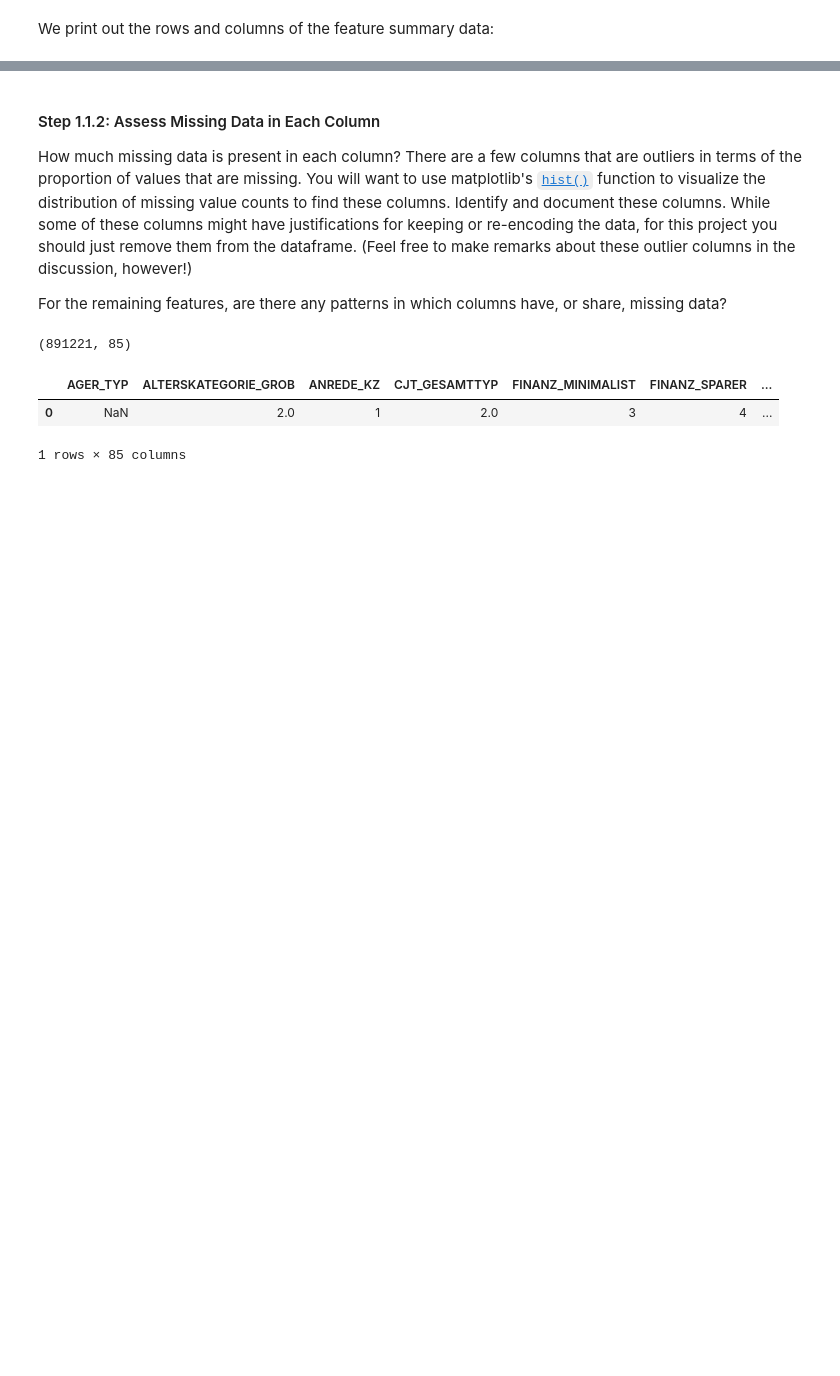
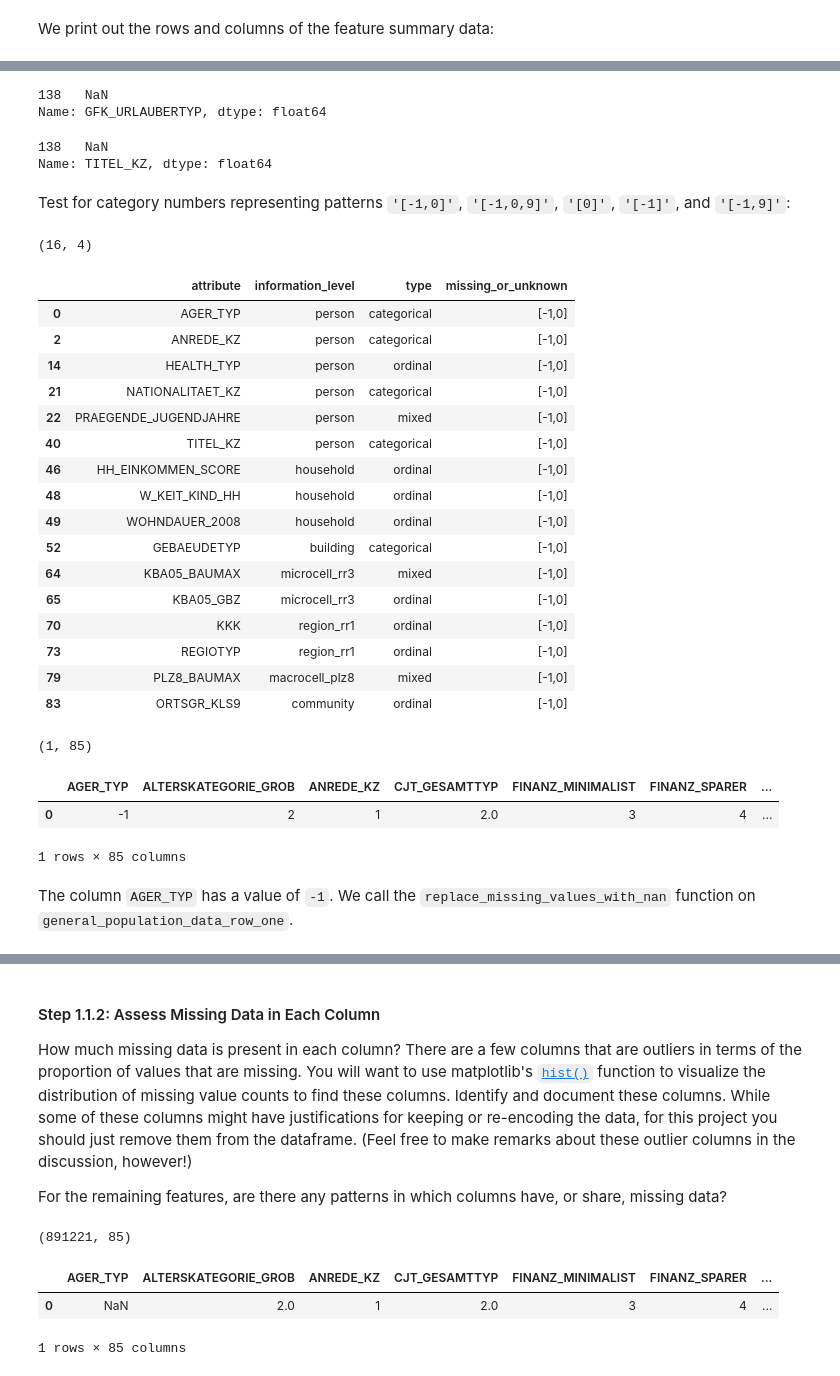
Before and after one commit to dguevar1/identify_customer_segments, a Jupyter notebook: Identify_Customer_Segments.ipynb, the cells around one changed output, grey strips where cells are left out. Drawn from its saved outputs; the diff is of its cells as text; code cells hidden in the pictures; blank space fills up the shorter version.

Commit message:
feat: Update customer segments notebook with replace nans.
This commit updates the customer segment notebook with code to replace the NaNs.

Resolves: #5

```diff
--- a/Identify_Customer_Segments.ipynb
+++ b/Identify_Customer_Segments.ipynb
@@ -256,0 +470,38 @@ general_population_data.to_csv("general_population_data_with_nans.csv", sep=data
+# %%
+empty_data_row["GFK_URLAUBERTYP"]
+# %% [output]
+138   NaN
+Name: GFK_URLAUBERTYP, dtype: float64
+# %%
+empty_data_row["TITEL_KZ"]
+# %% [output]
+138   NaN
+Name: TITEL_KZ, dtype: float64
+# %% [markdown]
+Test for category numbers representing patterns `'[-1,0]'`, `'[-1,0,9]'`, `'[0]'`, `'[-1]'`, and `'[-1,9]'`:
+# %%
+pattern_numbers_data_columns = feature_information[feature_information.missing_or_unknown == "[-1,0]"]
+# %%
+pattern_numbers_data_columns.shape
+# %% [output]
+(16, 4)
+# %%
+pattern_numbers_data_columns
+# %% [output]
+|  | attribute | information_level | type | missing_or_unknown |
+| 0 | AGER_TYP | person | categorical | [-1,0] |
+| 2 | ANREDE_KZ | person | categorical | [-1,0] |
+| 14 | HEALTH_TYP | person | ordinal | [-1,0] |
+| 21 | NATIONALITAET_KZ | person | categorical | [-1,0] |
+| 22 | PRAEGENDE_JUGENDJAHRE | person | mixed | [-1,0] |
+| 40 | TITEL_KZ | person | categorical | [-1,0] |
+| 46 | HH_EINKOMMEN_SCORE | household | ordinal | [-1,0] |
+| 48 | W_KEIT_KIND_HH | household | ordinal | [-1,0] |
+| 49 | WOHNDAUER_2008 | household | ordinal | [-1,0] |
+| 52 | GEBAEUDETYP | building | categorical | [-1,0] |
+| 64 | KBA05_BAUMAX | microcell_rr3 | mixed | [-1,0] |
+| 65 | KBA05_GBZ | microcell_rr3 | ordinal | [-1,0] |
+| 70 | KKK | region_rr1 | ordinal | [-1,0] |
+| 73 | REGIOTYP | region_rr1 | ordinal | [-1,0] |
+| 79 | PLZ8_BAUMAX | macrocell_plz8 | mixed | [-1,0] |
+| 83 | ORTSGR_KLS9 | community | ordinal | [-1,0] |
@@ -256,0 +510,12 @@ general_population_data.to_csv("general_population_data_with_nans.csv", sep=data
+# %%
+general_population_data_row_one.shape
+# %% [output]
+(1, 85)
+# %%
+general_population_data_row_one
+# %% [output]
+|  | AGER_TYP | ALTERSKATEGORIE_GROB | ANREDE_KZ | CJT_GESAMTTYP | FINANZ_MINIMALIST | FINANZ_SPARER | ... |
+| 0 | -1 | 2 | 1 | 2.0 | 3 | 4 | ... |
+1 rows × 85 columns
+# %% [markdown]
+The column `AGER_TYP` has a value of `-1`. We call the `replace_missing_values_with_nan` function on `general_population_data_row_one`.
```
Also changed, not shown: parts of 85 cells of this notebook.
